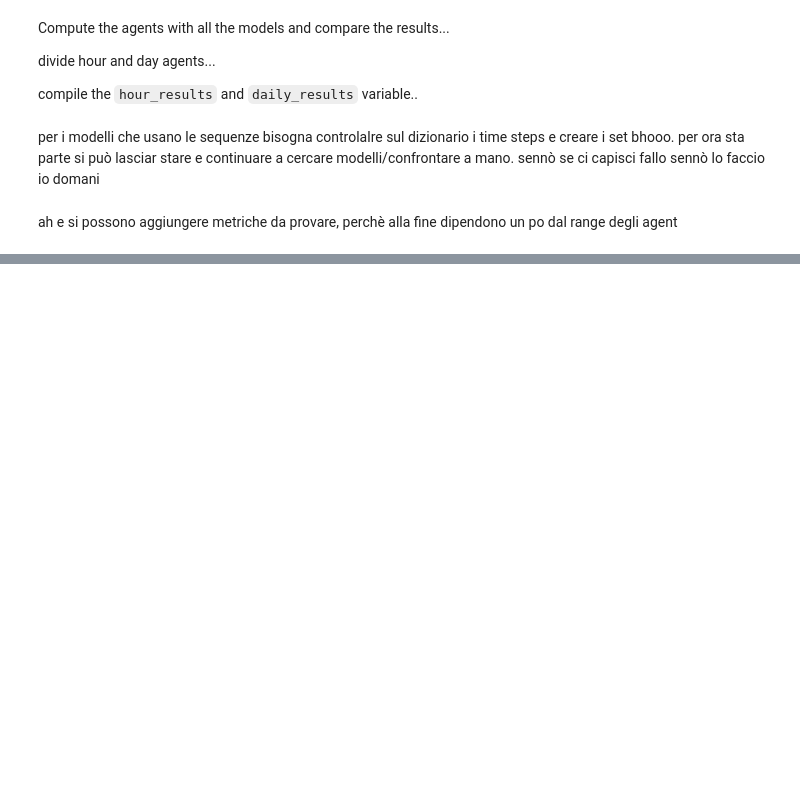
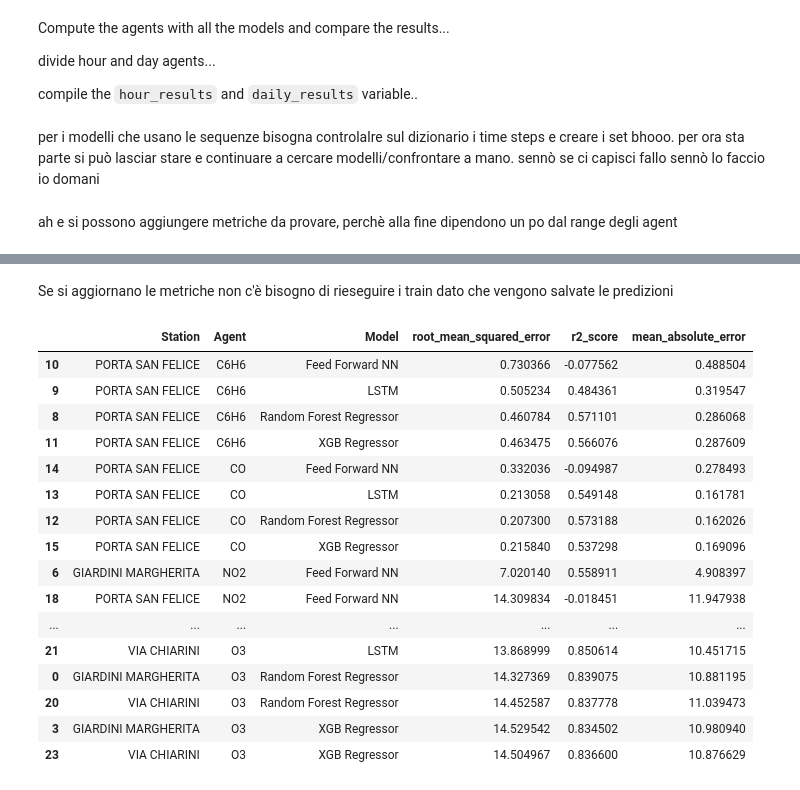
Before and after one commit to davidesonno/AII-project, a Jupyter notebook: 5-model-selection.ipynb, the cells around one changed output, grey strips where cells are left out. Drawn from its saved outputs; the diff is of its cells as text; code cells hidden in the pictures; blank space fills up the shorter version.

Commit message:
introduced training section
missing daily models

```diff
--- a/5-model-selection.ipynb
+++ b/5-model-selection.ipynb
@@ -439,3 +467,6 @@ compile the `hour_results` and `daily_results` variable..
 per i modelli che usano le sequenze bisogna controlalre sul dizionario i time steps e creare i set bhooo. per ora sta parte si può lasciar stare e continuare a cercare modelli/confrontare a mano. sennò se ci capisci fallo sennò lo faccio io domani
 # %% [markdown]
 ah e si possono aggiungere metriche da provare, perchè alla fine dipendono un po dal range degli agent
+# %%
+agents = list({agent for station in station_data.values() for agent in station.keys()})
+agents
@@ -441,0 +477,4 @@ ah e si possono aggiungere metriche da provare, perchè alla fine dipendono un p
+# %%
+daily_agents = ['PM2.5','PM10']
+hour_results = {} # station: dict[agent: dict[model: dict[prediction: predictions, metric_scores: dict[metric:score]]]]
+daily_results = {}
@@ -441,0 +551,24 @@ ah e si possono aggiungere metriche da provare, perchè alla fine dipendono un p
+# %% [markdown]
+Se si aggiornano le metriche non c'è bisogno di rieseguire i train dato che vengono salvate le predizioni
+# %%
+hour_extracted_data = extract_data(hour_results)
+# %%
+hour_extracted_data.sort_values(by=['Agent','Model','Station'])
+# %% [output]
+|  | Station | Agent | Model | root_mean_squared_error | r2_score | mean_absolute_error |
+| 10 | PORTA SAN FELICE | C6H6 | Feed Forward NN | 0.730366 | -0.077562 | 0.488504 |
+| 9 | PORTA SAN FELICE | C6H6 | LSTM | 0.505234 | 0.484361 | 0.319547 |
+| 8 | PORTA SAN FELICE | C6H6 | Random Forest Regressor | 0.460784 | 0.571101 | 0.286068 |
+| 11 | PORTA SAN FELICE | C6H6 | XGB Regressor | 0.463475 | 0.566076 | 0.287609 |
+| 14 | PORTA SAN FELICE | CO | Feed Forward NN | 0.332036 | -0.094987 | 0.278493 |
+| 13 | PORTA SAN FELICE | CO | LSTM | 0.213058 | 0.549148 | 0.161781 |
+| 12 | PORTA SAN FELICE | CO | Random Forest Regressor | 0.207300 | 0.573188 | 0.162026 |
+| 15 | PORTA SAN FELICE | CO | XGB Regressor | 0.215840 | 0.537298 | 0.169096 |
+| 6 | GIARDINI MARGHERITA | NO2 | Feed Forward NN | 7.020140 | 0.558911 | 4.908397 |
+| 18 | PORTA SAN FELICE | NO2 | Feed Forward NN | 14.309834 | -0.018451 | 11.947938 |
+| ... | ... | ... | ... | ... | ... | ... |
+| 21 | VIA CHIARINI | O3 | LSTM | 13.868999 | 0.850614 | 10.451715 |
+| 0 | GIARDINI MARGHERITA | O3 | Random Forest Regressor | 14.327369 | 0.839075 | 10.881195 |
+| 20 | VIA CHIARINI | O3 | Random Forest Regressor | 14.452587 | 0.837778 | 11.039473 |
+| 3 | GIARDINI MARGHERITA | O3 | XGB Regressor | 14.529542 | 0.834502 | 10.980940 |
+| 23 | VIA CHIARINI | O3 | XGB Regressor | 14.504967 | 0.836600 | 10.876629 |
```
Also changed, not shown: parts of 16 cells of this notebook, 2 other files.
